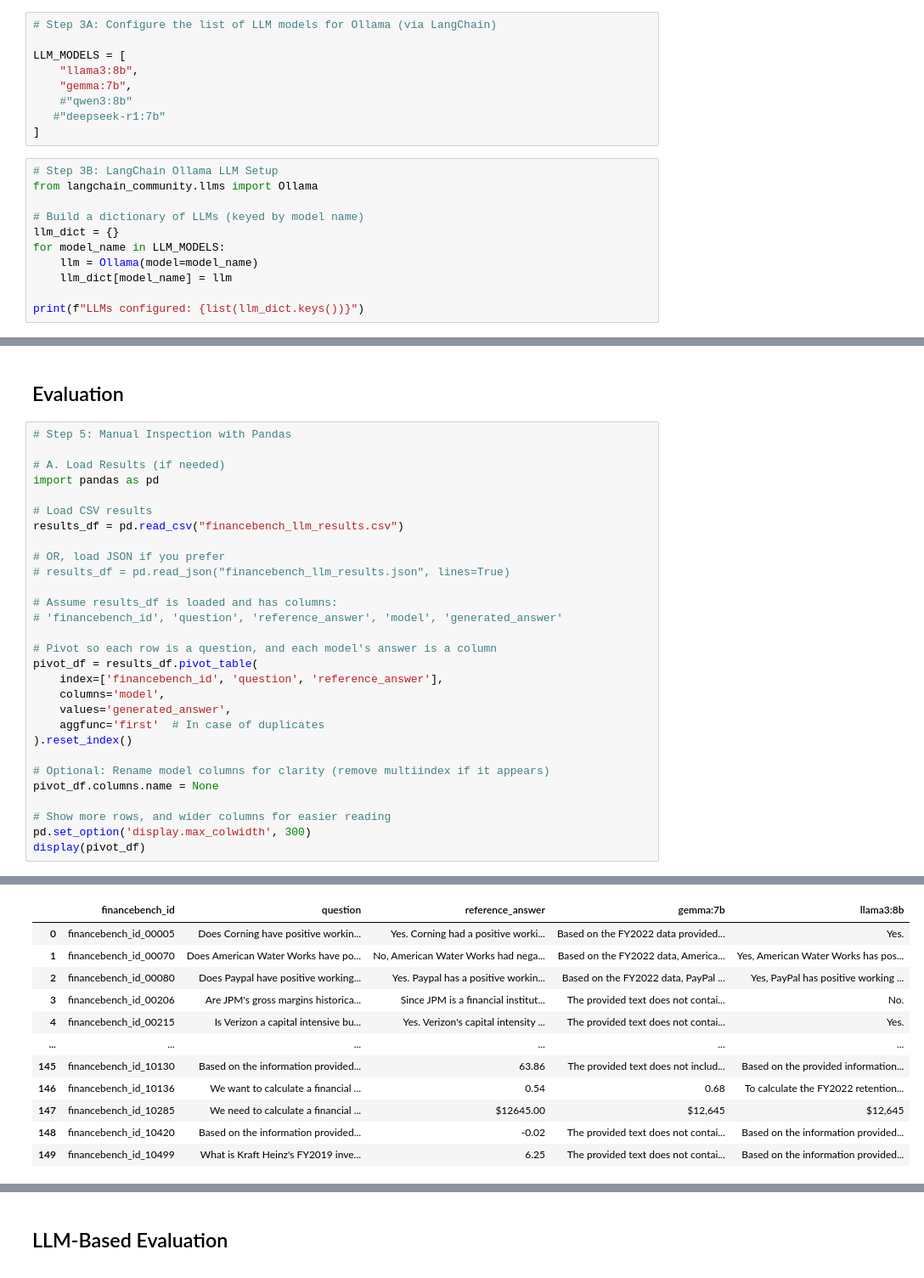
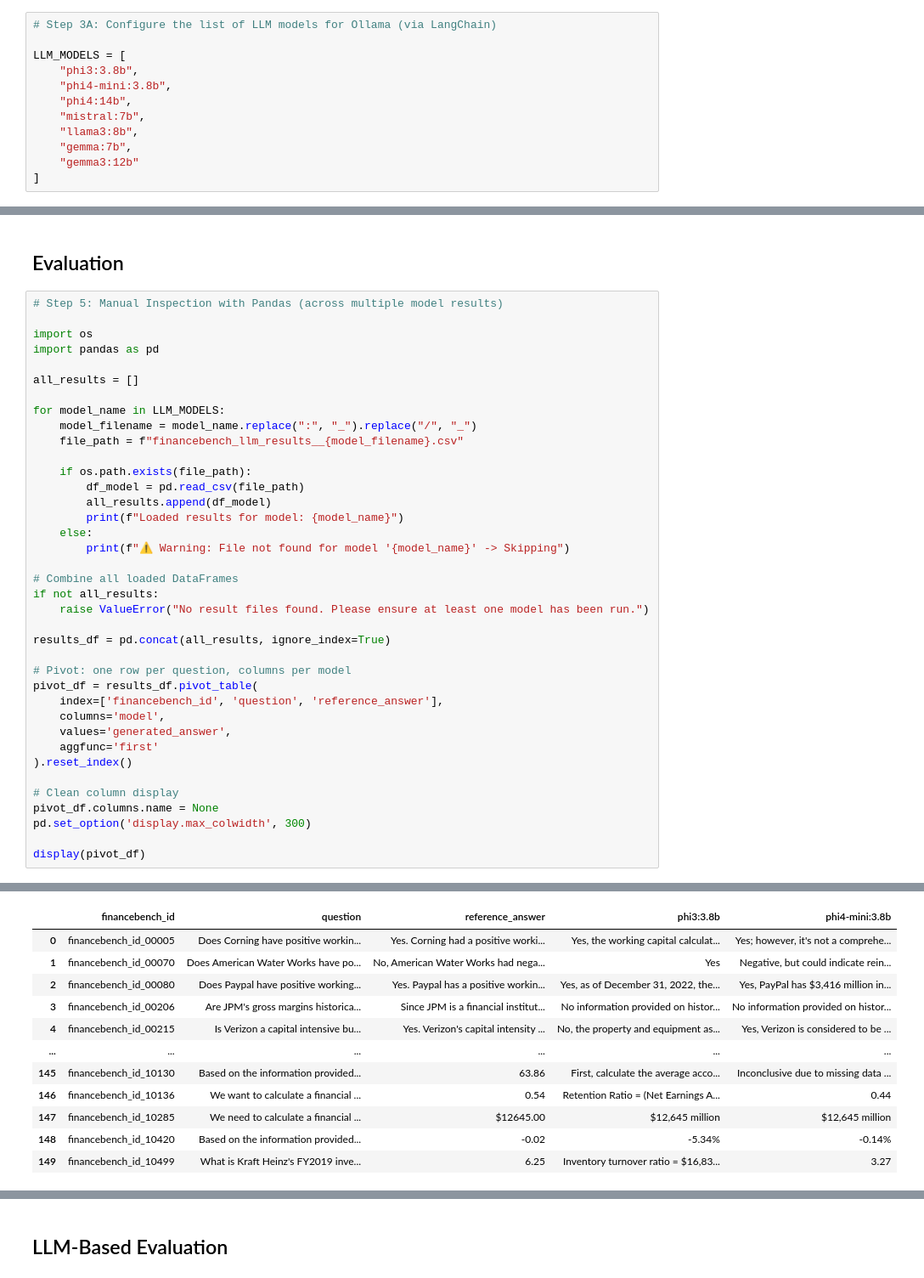
Before and after one commit to mkahe/finance-rag, a Jupyter notebook: labs/financebench_bm_llm_generation/main.ipynb, the cells around one changed output, grey strips where cells are left out. Shown at 85% size. Saved outputs shown, nothing was run; the diff lists cells and outputs as text.

```diff
--- a/labs/financebench_bm_llm_generation/main.ipynb
+++ b/labs/financebench_bm_llm_generation/main.ipynb
@@ -127,19 +127,11 @@ Preview of normalized data:
 # Step 3A: Configure the list of LLM models for Ollama (via LangChain)
 
 LLM_MODELS = [
+    "phi3:3.8b",
+    "phi4-mini:3.8b",
+    "phi4:14b",
+    "mistral:7b",
     "llama3:8b",
     "gemma:7b",
-    #"qwen3:8b"
-   #"deepseek-r1:7b"
+    "gemma3:12b"
 ]
-# %%
-# Step 3B: LangChain Ollama LLM Setup
-from langchain_community.llms import Ollama
-
-# Build a dictionary of LLMs (keyed by model name)
-llm_dict = {}
-for model_name in LLM_MODELS:
-    llm = Ollama(model=model_name)
-    llm_dict[model_name] = llm
-
-print(f"LLMs configured: {list(llm_dict.keys())}")
@@ -258,32 +252,41 @@ Preview of results:
 # %% [markdown]
 ## Evaluation
 # %%
-# Step 5: Manual Inspection with Pandas
+# Step 5: Manual Inspection with Pandas (across multiple model results)
 
-# A. Load Results (if needed)
+import os
 import pandas as pd
 
-# Load CSV results
-results_df = pd.read_csv("financebench_llm_results.csv")
+all_results = []
 
-# OR, load JSON if you prefer
-# results_df = pd.read_json("financebench_llm_results.json", lines=True)
+for model_name in LLM_MODELS:
+    model_filename = model_name.replace(":", "_").replace("/", "_")
+    file_path = f"financebench_llm_results__{model_filename}.csv"
 
-# Assume results_df is loaded and has columns:
-# 'financebench_id', 'question', 'reference_answer', 'model', 'generated_answer'
+    if os.path.exists(file_path):
+        df_model = pd.read_csv(file_path)
+        all_results.append(df_model)
+        print(f"Loaded results for model: {model_name}")
+    else:
+        print(f"⚠️ Warning: File not found for model '{model_name}' -> Skipping")
 
-# Pivot so each row is a question, and each model's answer is a column
+# Combine all loaded DataFrames
+if not all_results:
+    raise ValueError("No result files found. Please ensure at least one model has been run.")
+
+results_df = pd.concat(all_results, ignore_index=True)
+
+# Pivot: one row per question, columns per model
 pivot_df = results_df.pivot_table(
     index=['financebench_id', 'question', 'reference_answer'],
     columns='model',
     values='generated_answer',
-    aggfunc='first'  # In case of duplicates
+    aggfunc='first'
 ).reset_index()
 
-# Optional: Rename model columns for clarity (remove multiindex if it appears)
+# Clean column display
 pivot_df.columns.name = None
+pd.set_option('display.max_colwidth', 300)
 
-# Show more rows, and wider columns for easier reading
-pd.set_option('display.max_colwidth', 300)
 display(pivot_df)
 # %% [output]
@@ -290,12 +300,12 @@ display(pivot_df)
-|  | financebench_id | question | reference_answer | gemma:7b | llama3:8b |
-| 0 | financebench_id_00005 | Does Corning have positive workin... | Yes. Corning had a positive worki... | Based on the FY2022 data provided... | Yes. |
-| 1 | financebench_id_00070 | Does American Water Works have po... | No, American Water Works had nega... | Based on the FY2022 data, America... | Yes, American Water Works has pos... |
-| 2 | financebench_id_00080 | Does Paypal have positive working... | Yes. Paypal has a positive workin... | Based on the FY2022 data, PayPal ... | Yes, PayPal has positive working ... |
-| 3 | financebench_id_00206 | Are JPM's gross margins historica... | Since JPM is a financial institut... | The provided text does not contai... | No. |
-| 4 | financebench_id_00215 | Is Verizon a capital intensive bu... | Yes. Verizon's capital intensity ... | The provided text does not contai... | Yes. |
+|  | financebench_id | question | reference_answer | phi3:3.8b | phi4-mini:3.8b |
+| 0 | financebench_id_00005 | Does Corning have positive workin... | Yes. Corning had a positive worki... | Yes, the working capital calculat... | Yes; however, it's not a comprehe... |
+| 1 | financebench_id_00070 | Does American Water Works have po... | No, American Water Works had nega... | Yes | Negative, but could indicate rein... |
+| 2 | financebench_id_00080 | Does Paypal have positive working... | Yes. Paypal has a positive workin... | Yes, as of December 31, 2022, the... | Yes, PayPal has $3,416 million in... |
+| 3 | financebench_id_00206 | Are JPM's gross margins historica... | Since JPM is a financial institut... | No information provided on histor... | No information provided on histor... |
+| 4 | financebench_id_00215 | Is Verizon a capital intensive bu... | Yes. Verizon's capital intensity ... | No, the property and equipment as... | Yes, Verizon is considered to be ... |
 | ... | ... | ... | ... | ... | ... |
-| 145 | financebench_id_10130 | Based on the information provided... | 63.86 | The provided text does not includ... | Based on the provided information... |
-| 146 | financebench_id_10136 | We want to calculate a financial ... | 0.54 | 0.68 | To calculate the FY2022 retention... |
-| 147 | financebench_id_10285 | We need to calculate a financial ... | $12645.00 | $12,645 | $12,645 |
-| 148 | financebench_id_10420 | Based on the information provided... | -0.02 | The provided text does not contai... | Based on the information provided... |
-| 149 | financebench_id_10499 | What is Kraft Heinz's FY2019 inve... | 6.25 | The provided text does not contai... | Based on the information provided... |
+| 145 | financebench_id_10130 | Based on the information provided... | 63.86 | First, calculate the average acco... | Inconclusive due to missing data ... |
+| 146 | financebench_id_10136 | We want to calculate a financial ... | 0.54 | Retention Ratio = (Net Earnings A... | 0.44 |
+| 147 | financebench_id_10285 | We need to calculate a financial ... | $12645.00 | $12,645 million | $12,645 million |
+| 148 | financebench_id_10420 | Based on the information provided... | -0.02 | -5.34% | -0.14% |
+| 149 | financebench_id_10499 | What is Kraft Heinz's FY2019 inve... | 6.25 | Inventory turnover ratio = $16,83... | 3.27 |
```
Also changed, not shown: parts of 13 cells of this notebook, 8 other files.
